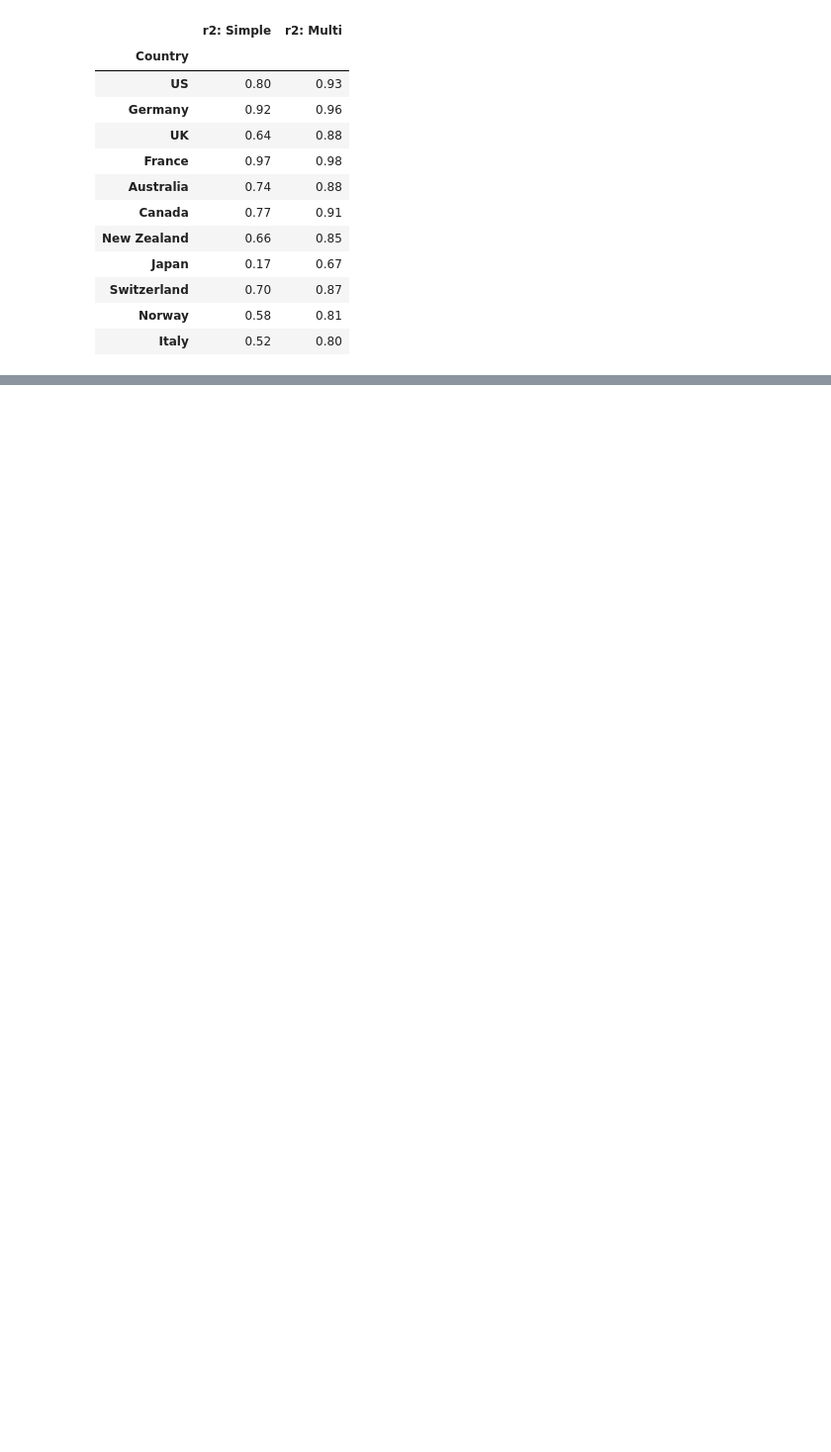
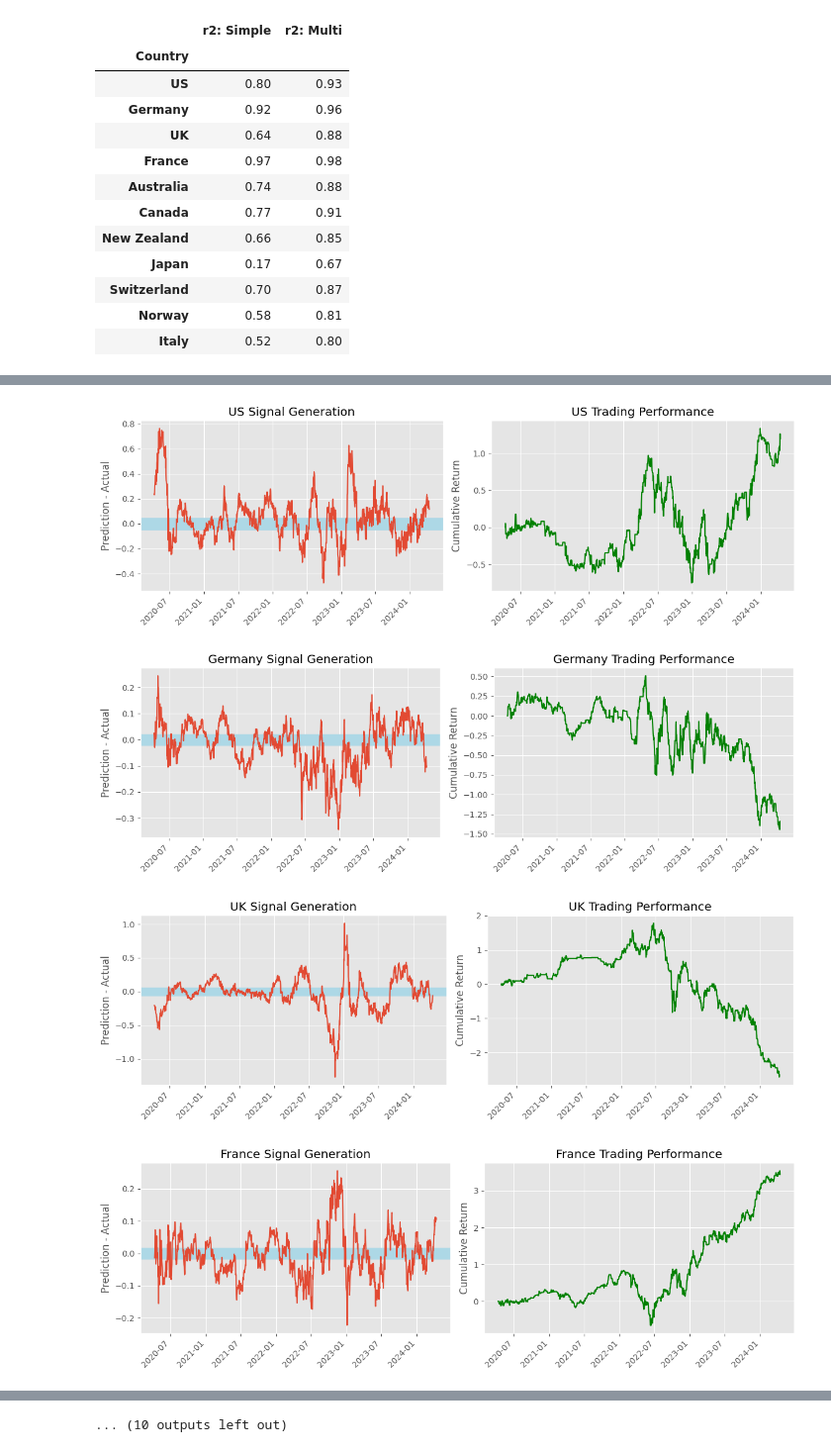
Before and after one commit to danjsabra/G10_RV, a Jupyter notebook: G10_RV.ipynb, the cells around one changed output, grey strips where cells are left out. Shown at 99% size. Drawn from its saved outputs; the diff is of its cells as text; code cells hidden in the pictures; blank space fills up the shorter version.

```diff
--- a/G10_RV.ipynb
+++ b/G10_RV.ipynb
@@ -146,0 +174,12 @@ for country in codes.keys():
+# %%
+trading = pd.DataFrame()
+trading['Country'] = codes.keys()
+trading['Predictive'] = trading['Country'].apply(lambda x: trader(x, 100, .25))
+trading['Momentum'] = trading['Country'].apply(lambda x: momentum(x, 25, .5))
+trading = trading.set_index('Country')
+trading.loc['Mean'] = round(trading.mean(), 2)
+# %% [output]
+[figure, added]
+[figure, added]
+[figure, added]
+[figure, added]
@@ -146,0 +194 @@ for country in codes.keys():
+... (10 outputs left out)
```
Also changed, not shown: parts of 4 cells of this notebook.
